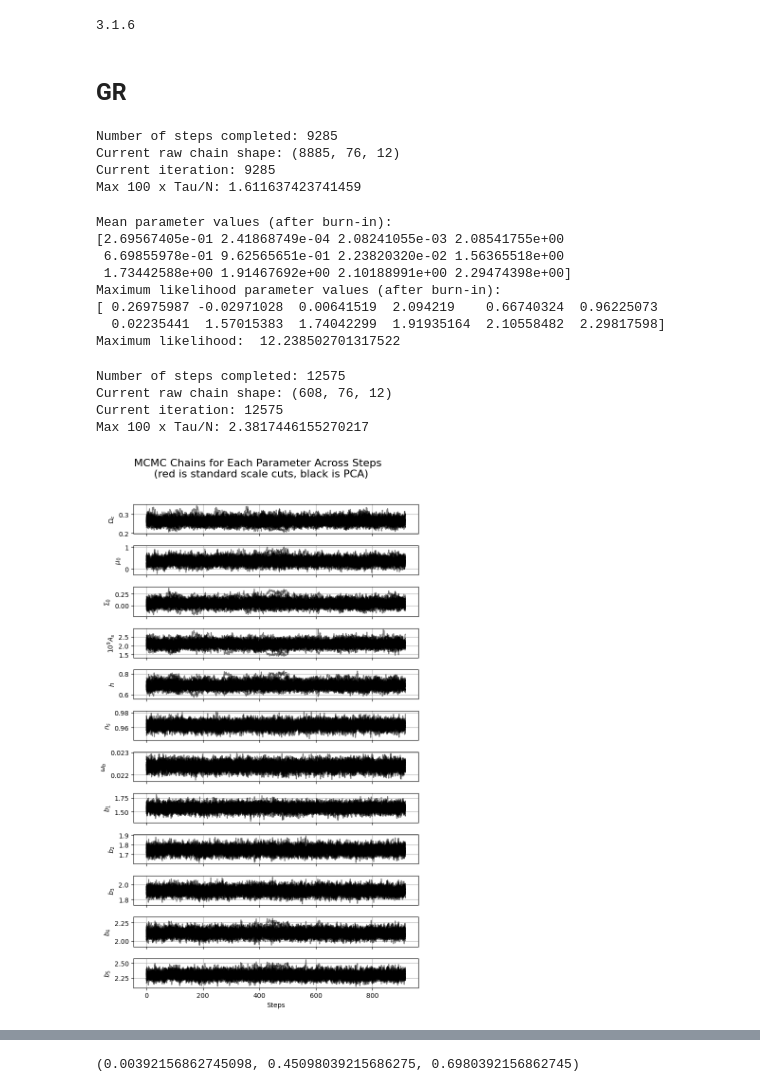
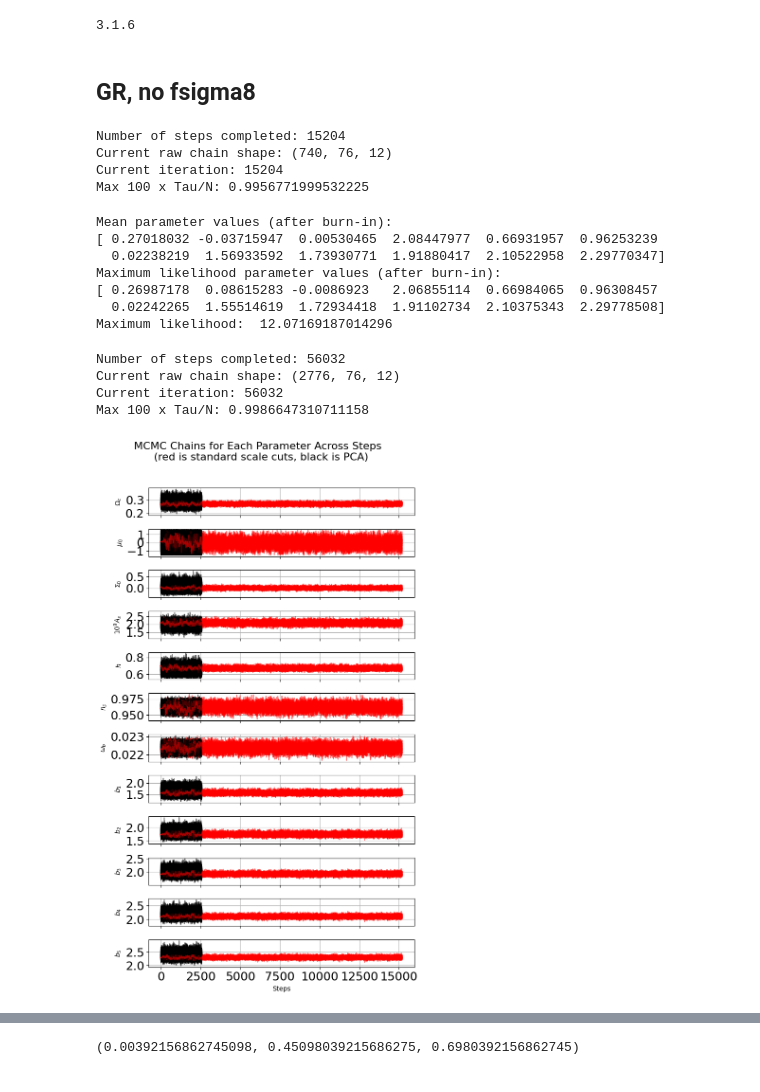
Before and after one commit to CarolaZano/PCA_project, a Jupyter notebook: Parameter_inference_GR/Read_emcee_progress.ipynb, the cells around one changed output, grey strips where cells are left out. Drawn from its saved outputs; the diff is of its cells as text; code cells hidden in the pictures.

Commit message:
pca visualization modifications

```diff
--- a/Parameter_inference_GR/Read_emcee_progress.ipynb
+++ b/Parameter_inference_GR/Read_emcee_progress.ipynb
@@ -38,11 +38,11 @@ value1 = [cosmo_universe["Omega_c"], 0.0,0.0, cosmo_universe["A_s"]*1e9, cosmo_u
 lower_value1 = [0.28 - 0.06, -1.5, -1.5, 1.7, 0.61 , 0.92, 0.04, 0.8,0.8,0.8,0.8,0.8]
 upper_value1 = [0.36 - 0.04, 1.5, 1.5, 2.5, 0.73,1 , 0.06, 3.0,3.0,3.0,3.0,3.0]
 # %% [markdown]
-## GR
+## GR, no fsigma8
 # %%
 # Read the HDF5 file (note: no need to reset the backend here)
 #filename = "/home/c2042999/PCA_project/Parameter_inference_GR/mcmc/mcmc_GR_muSigma_PCACuts_nofsigma8.h5"
-filename = "/scratch/c2042999/chains/mcmc_ESS_muSigma_PCACuts_noparam.h5"
+filename = "/scratch/c2042999/chains_final/mcmc_GR_muSigma_PCACuts_nofsigma8.h5"
 
 while True:
     try:
@@ -58,7 +58,7 @@ n_steps_completed = reader.iteration
 print(f"Number of steps completed: {n_steps_completed}")
 
 # You can also manually access the raw chain and other properties
-raw_chain = reader.get_chain(discard=400)#
+raw_chain = reader.get_chain(discard=400, thin=20)#
 print(f"Current raw chain shape: {raw_chain.shape}")
 
 tau = reader.get_autocorr_time(tol=0)
@@ -67,10 +67,10 @@ converged = max_tau_ratio < 1
 print("Current iteration: {}".format(reader.iteration))
 print("Max 100 x Tau/N: {}".format(max_tau_ratio))
 # %% [output]
-Number of steps completed: 9285
-Current raw chain shape: (8885, 76, 12)
-Current iteration: 9285
-Max 100 x Tau/N: 1.611637423741459
+Number of steps completed: 15204
+Current raw chain shape: (740, 76, 12)
+Current iteration: 15204
+Max 100 x Tau/N: 0.9956771999532225
 # %%
 # Get the raw chain and log-probabilities
 raw_chain = reader.get_chain(flat=False)  # Unflattened chain: (steps, walkers, parameters)
@@ -103,17 +103,16 @@ print(max_likelihood_params)
 print("Maximum likelihood: ", log_prob_flat[max_likelihood_index])
 # %% [output]
 Mean parameter values (after burn-in):
-[2.69567405e-01 2.41868749e-04 2.08241055e-03 2.08541755e+00
- 6.69855978e-01 9.62565651e-01 2.23820320e-02 1.56365518e+00
- 1.73442588e+00 1.91467692e+00 2.10188991e+00 2.29474398e+00]
+[ 0.27018032 -0.03715947  0.00530465  2.08447977  0.66931957  0.96253239
+  0.02238219  1.56933592  1.73930771  1.91880417  2.10522958  2.29770347]
 Maximum likelihood parameter values (after burn-in):
-[ 0.26975987 -0.02971028  0.00641519  2.094219    0.66740324  0.96225073
-  0.02235441  1.57015383  1.74042299  1.91935164  2.10558482  2.29817598]
-Maximum likelihood:  12.238502701317522
+[ 0.26987178  0.08615283 -0.0086923   2.06855114  0.66984065  0.96308457
+  0.02242265  1.55514619  1.72934418  1.91102734  2.10375343  2.29778508]
+Maximum likelihood:  12.07169187014296
 # %%
 # Assuming `raw_chain` is the MCMC chain you have loaded from the file.
 #filename = "/home/c2042999/PCA_project/Parameter_inference_GR/mcmc/mcmc_GR_muSigma_StandardCuts_nofsigma8.h5"
-filename = "/scratch/c2042999/chains/mcmc_ESS_muSigma_StandardCuts_noparam.h5"
+filename = "/scratch/c2042999/chains_final/mcmc_GR_muSigma_StandardCuts_nofsigma8.h5"
 
 while True:
     try:
@@ -124,7 +123,7 @@ while True:
         print("File is locked, retrying...")
         time.sleep(0.1)  # Sleep for 1 second before trying again
 
-raw_chain_standardcuts = reader.get_chain(discard=400, thin=20)#
+raw_chain_standardcuts = reader.get_chain(discard=500, thin=20)#
 
 # Check how many steps have been completed so far
 n_steps_completed = reader.iteration
@@ -140,44 +139,44 @@ converged = max_tau_ratio < 1
 print("Current iteration: {}".format(reader.iteration))
 print("Max 100 x Tau/N: {}".format(max_tau_ratio))
 # %% [output]
-Number of steps completed: 12575
-Current raw chain shape: (608, 76, 12)
-Current iteration: 12575
-Max 100 x Tau/N: 2.3817446155270217
+Number of steps completed: 56032
+Current raw chain shape: (2776, 76, 12)
+Current iteration: 56032
+Max 100 x Tau/N: 0.9986647310711158
 # %%
 # Assuming `raw_chain` is the MCMC chain you have loaded from the file.
 n_steps, n_walkers, n_params = raw_chain.shape
 
 # Create a figure with subplots, one for each parameter
 fig, axes = plt.subplots(n_params, figsize=(7, n_params), sharex=True)
 
 # Iterate over each parameter and plot its evolution
 for i in range(n_params):
     ax = axes[i]
     for j in range(40):
         ax.plot(raw_chain_standardcuts[:, j, i], alpha=0.5, color="k")  # Plot for each walker
-        #ax.plot(raw_chain[:, j, i], alpha=0.5, color="r")  # Plot for each walker
+        ax.plot(raw_chain[:, j, i], alpha=0.5, color="r")  # Plot for each walker
     #ax.plot(np.arange(len(raw_chain[:1000, 0, 0])), value1[i]*np.ones(len(raw_chain[:1000, 0, 0])), color="g")
 
     """
     ax.plot(np.arange(len(raw_chain_standardcuts[:, 0, 0])), value1[i]*np.ones(len(raw_chain_standardcuts[:, 0, 0])), color="g")
     ax.plot(np.arange(len(raw_chain_standardcuts[:, 0, 0])), lower_value1[i]*np.ones(len(raw_chain_standardcuts[:, 0, 0])), color="g", linestyle="--")
     ax.plot(np.arange(len(raw_chain_standardcuts[:, 0, 0])), upper_value1[i]*np.ones(len(raw_chain_standardcuts[:, 0, 0])), color="g", linestyle="--")
     """
     ax.set_ylabel(labels[i])
     ax.grid()
 
 # Add a label for the shared x-axis (steps/iterations)
 axes[-1].set_xlabel("Steps")
 
 # Set the overall title and adjust layout
 plt.suptitle("MCMC Chains for Each Parameter Across Steps \n (red is standard scale cuts, black is PCA)", fontsize=16)
 plt.tight_layout(rect=[0, 0, 1, 0.96])
 
 # Show the plot
 #plt.savefig("chains_ESS-C_noparametrization.pdf", bbox_inches='tight')
 plt.show()
 # %% [output]
-[figure, old version]
+[figure, new version]
 # %%
 for i in range(12):
```
Also changed, not shown: parts of 32 cells of this notebook, 7 other files.
